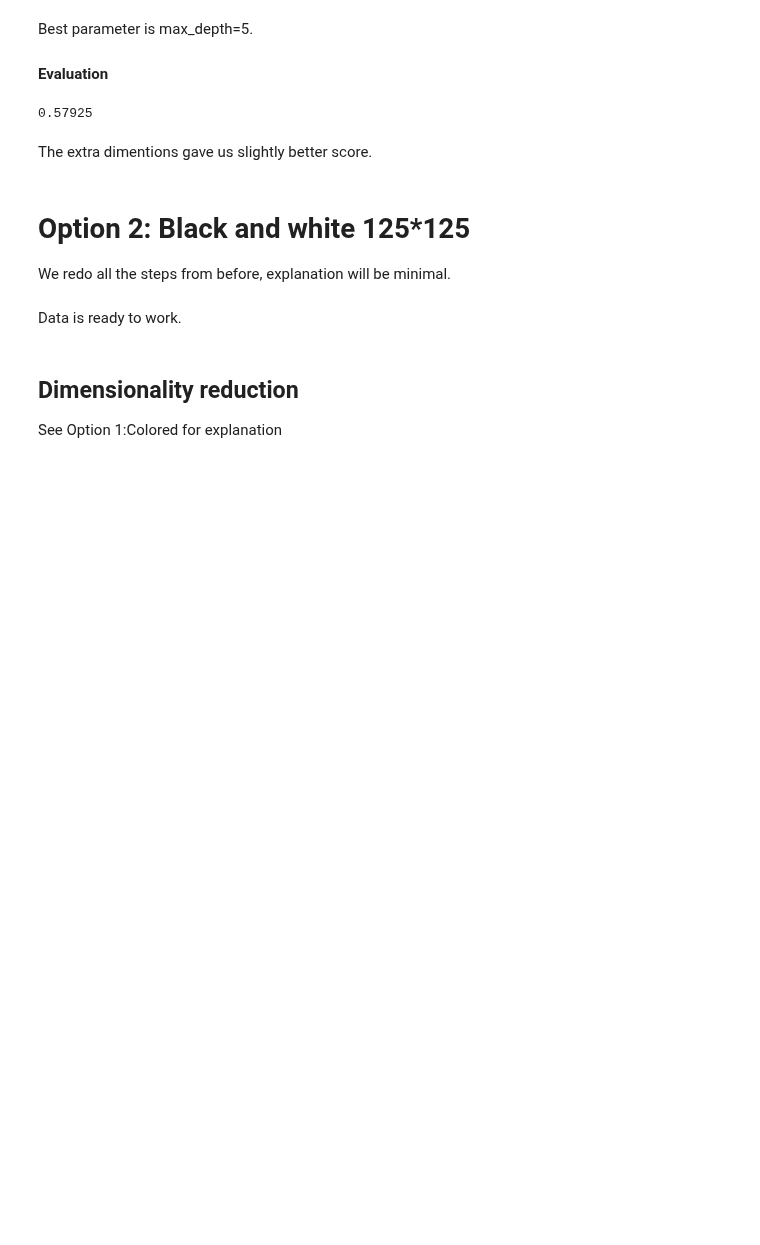
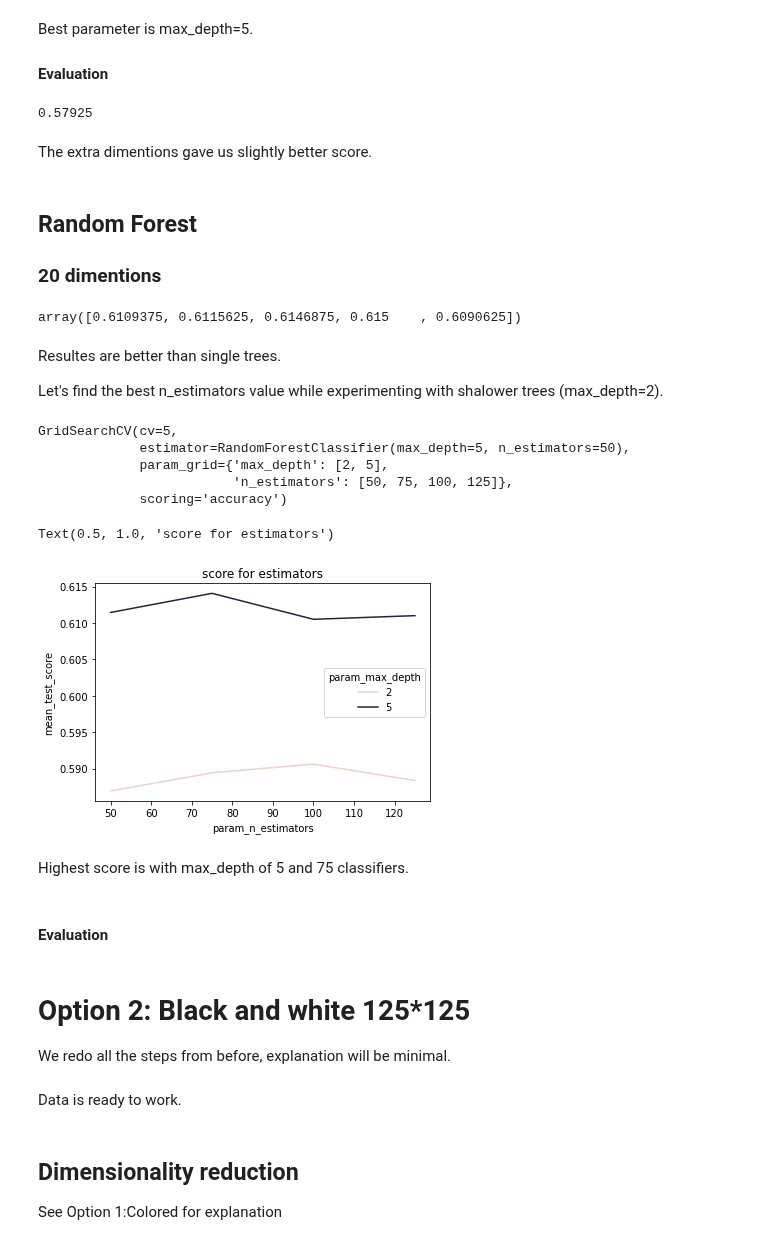
Before and after one commit to oridarshan/data-visualization-project, a Jupyter notebook: Cats_vs_Dogs.ipynb, the cells around one changed output. Cells and saved outputs as stored; diff of their text form; code cells hidden in the pictures; blank space fills up the shorter version.

Commit message:
CvD color 20 dim random forest

```diff
--- a/Cats_vs_Dogs.ipynb
+++ b/Cats_vs_Dogs.ipynb
@@ -300,3 +301,37 @@ dtc.score(X_val_150,y_val)
 0.57925
 # %% [markdown]
 The extra dimentions gave us slightly better score.
+# %% [markdown]
+## Random Forest
+### 20 dimentions
+# %%
+from sklearn.ensemble import RandomForestClassifier
+rfc=RandomForestClassifier(n_estimators=50,max_depth=5)
+cvs=cross_val_score(rfc,X_train_20,y_train,cv=5,scoring='accuracy')
+cvs
+# %% [output]
+array([0.6109375, 0.6115625, 0.6146875, 0.615    , 0.6090625])
+# %% [markdown]
+Resultes are better than single trees.
+
+Let's find the best n_estimators value while experimenting with shalower trees (max_depth=2).
+# %%
+grid=GridSearchCV(rfc,{'n_estimators':[50,75,100,125],'max_depth':[2,5]},cv=5,scoring='accuracy')
+grid.fit(X_train_20,y_train)
+# %% [output]
+GridSearchCV(cv=5,
+             estimator=RandomForestClassifier(max_depth=5, n_estimators=50),
+             param_grid={'max_depth': [2, 5],
+                         'n_estimators': [50, 75, 100, 125]},
+             scoring='accuracy')
+# %%
+cv_res=pd.DataFrame(grid.cv_results_)
+sns.lineplot(data=cv_res,y='mean_test_score',x='param_n_estimators',legend=True,hue='param_max_depth')
+plt.title('score for estimators')
+# %% [output]
+Text(0.5, 1.0, 'score for estimators')
+[figure, added]
+# %% [markdown]
+Highest score is with max_depth of 5 and 75 classifiers.
+# %% [markdown]
+#### Evaluation
```
Also changed, not shown: parts of 2 cells of this notebook.
